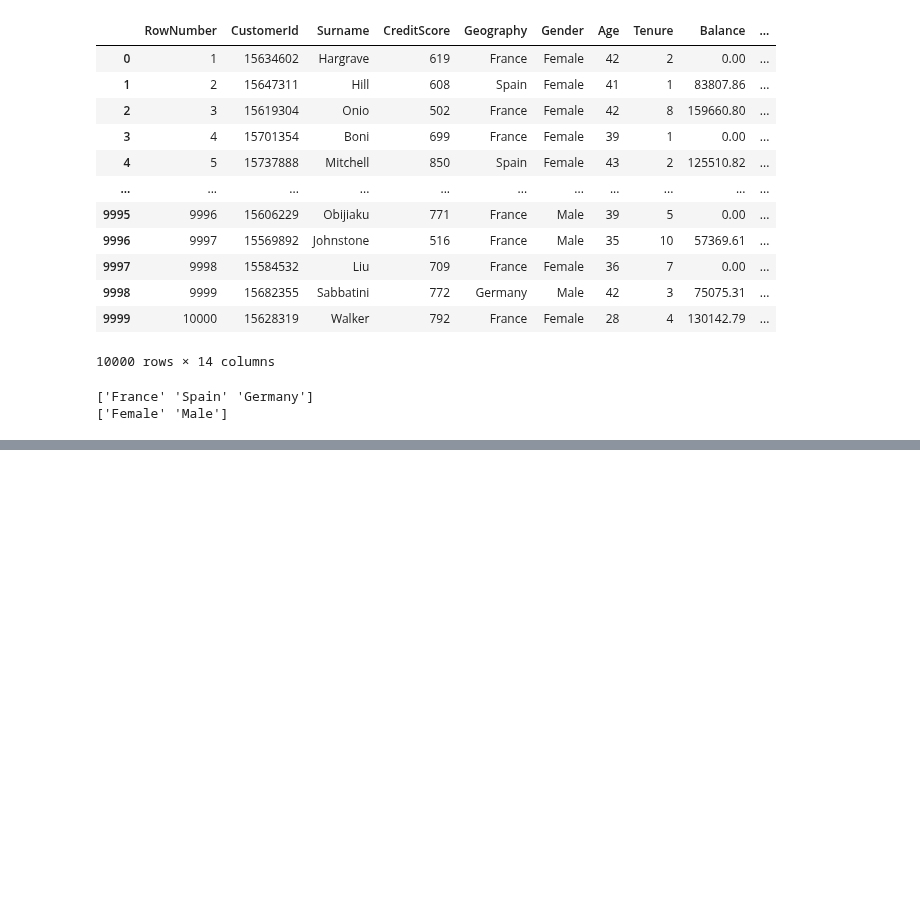
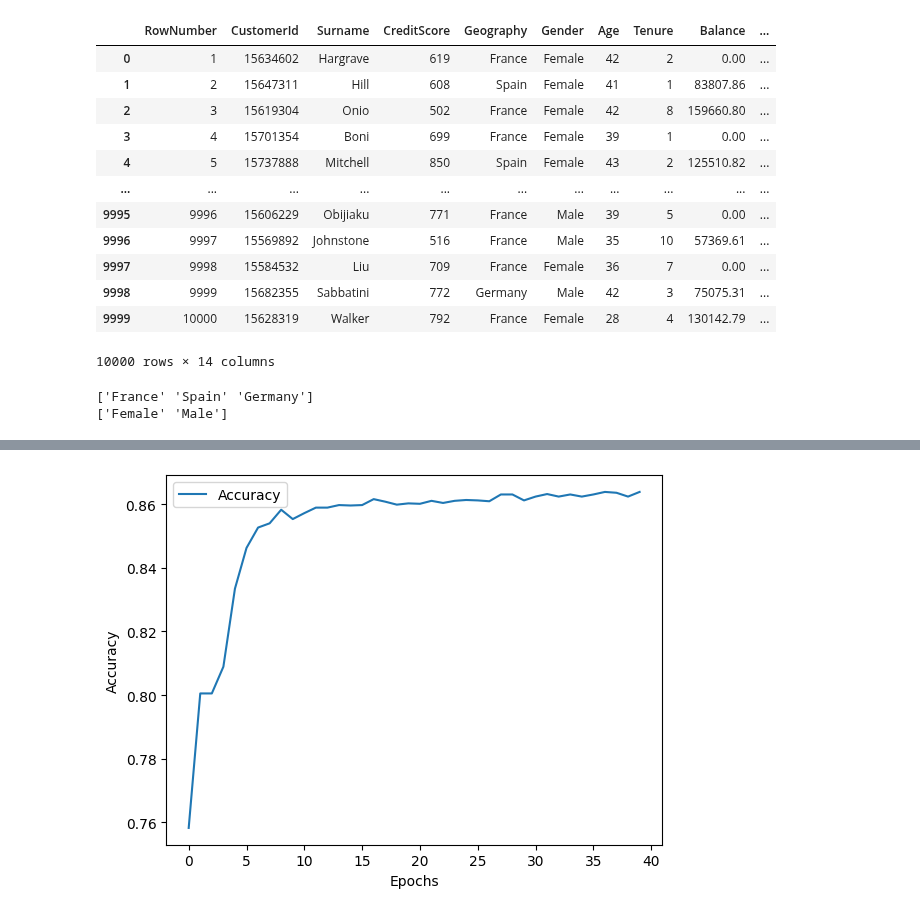
Before and after one commit to atharvac1301/LP3, a Jupyter notebook: ML_Assignments/Practice/prac_ass3.ipynb, the cells around one changed output, grey strips where cells are left out. Saved outputs shown, nothing was run; the diff lists cells and outputs as text; code cells hidden in the pictures; blank space fills up the shorter version.

```diff
--- a/ML_Assignments/Practice/prac_ass3.ipynb
+++ b/ML_Assignments/Practice/prac_ass3.ipynb
@@ -82,0 +90,8 @@ Epoch 40/40
+# %%
+plt.plot(history.history['accuracy'], label='Accuracy')
+plt.xlabel('Epochs')
+plt.ylabel('Accuracy')
+plt.legend()
+plt.show()
+# %% [output]
+[figure, added]
```
Also changed, not shown: parts of 2 cells of this notebook, 5 other files.
